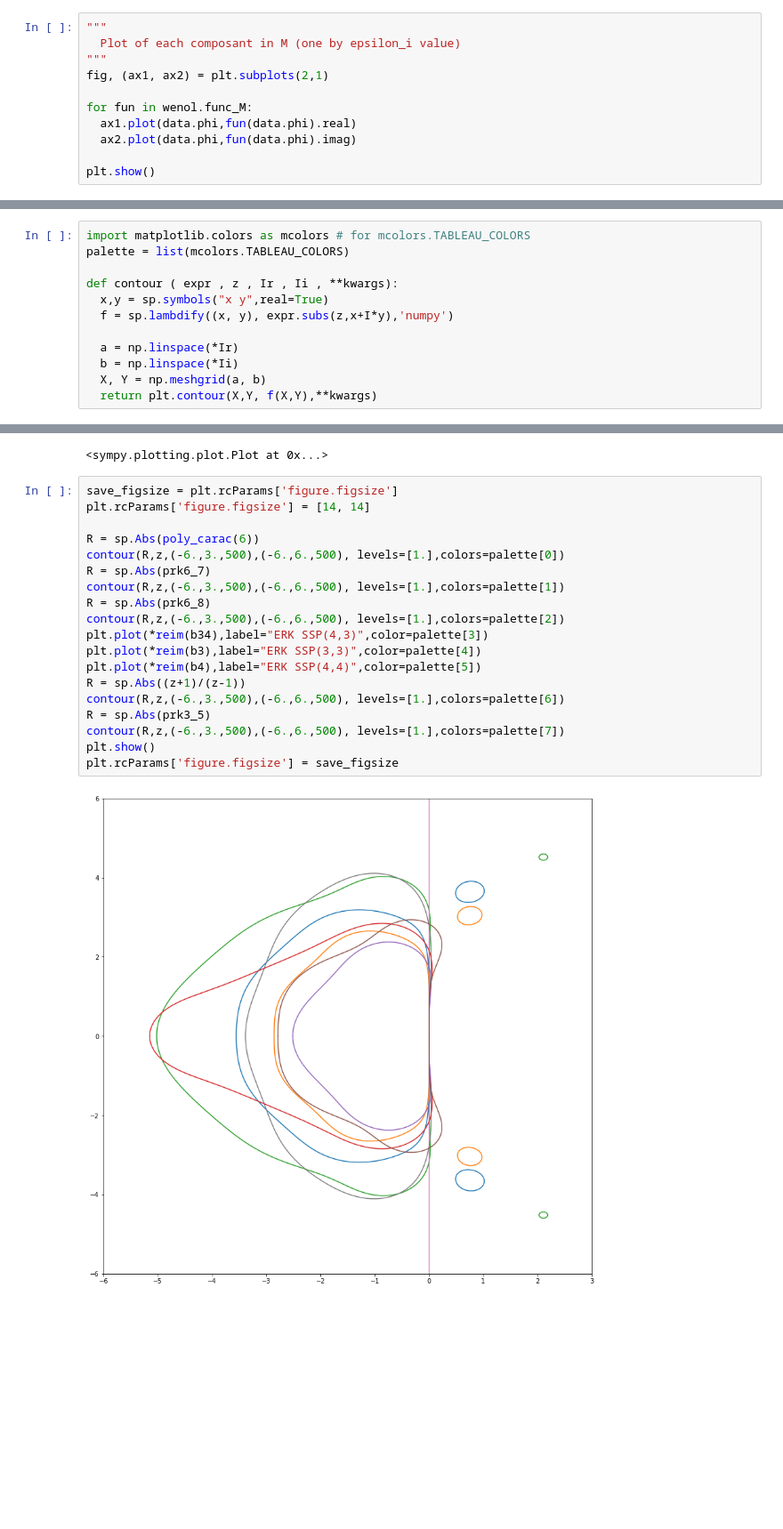
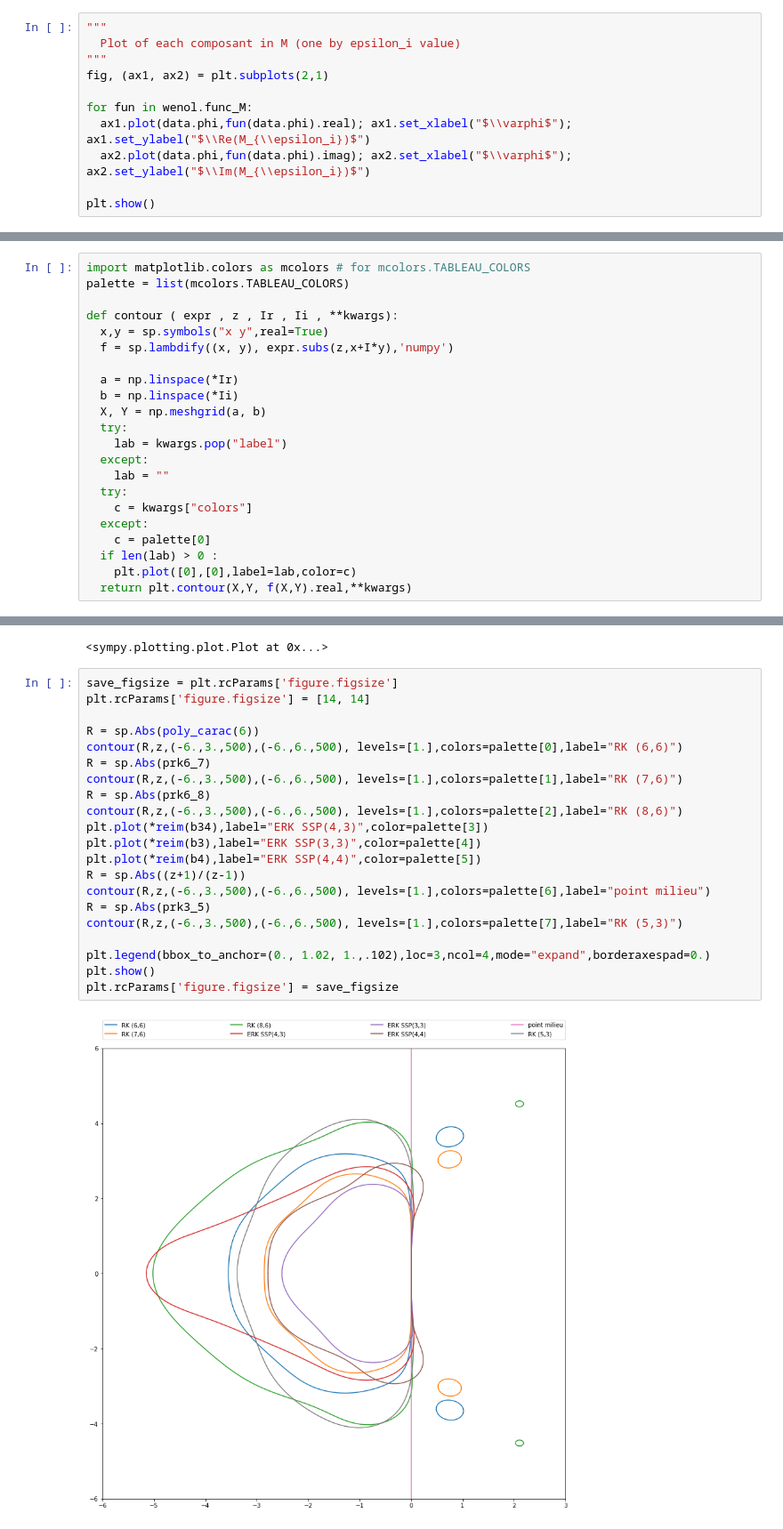
Before and after one commit to kivvix/miMaS, a Jupyter notebook: notebook/cfl.ipynb, the cells around one changed output, grey strips where cells are left out. Shown at 89% size. Drawn from its saved outputs; the diff is of its cells as text; blank space fills up the shorter version.

```diff
--- a/notebook/cfl.ipynb
+++ b/notebook/cfl.ipynb
@@ -253,8 +256,8 @@ for arg in M_vN.args:
 fig, (ax1, ax2) = plt.subplots(2,1)
 
 for fun in wenol.func_M:
-  ax1.plot(data.phi,fun(data.phi).real)
-  ax2.plot(data.phi,fun(data.phi).imag)
+  ax1.plot(data.phi,fun(data.phi).real); ax1.set_xlabel("$\\varphi$"); ax1.set_ylabel("$\\Re(M_{\\epsilon_i})$")
+  ax2.plot(data.phi,fun(data.phi).imag); ax2.set_xlabel("$\\varphi$"); ax2.set_ylabel("$\\Im(M_{\\epsilon_i})$")
 
 plt.show()
 # %% [output]
@@ -597,7 +600,17 @@ def contour ( expr , z , Ir , Ii , **kwargs):
   a = np.linspace(*Ir)
   b = np.linspace(*Ii)
   X, Y = np.meshgrid(a, b)
-  return plt.contour(X,Y, f(X,Y),**kwargs)
+  try:
+    lab = kwargs.pop("label")
+  except:
+    lab = ""
+  try:
+    c = kwargs["colors"]
+  except:
+    c = palette[0]
+  if len(lab) > 0 :
+    plt.plot([0],[0],label=lab,color=c)
+  return plt.contour(X,Y, f(X,Y).real,**kwargs)
 # %% [markdown]
 Ce qui fut découvert relativement tard est la possibilité à partir de cette fonction de récupérer les points tracés à l'aide de l'attribut `allsegs` de la classe `matplotlib.contour.QuadContourSet`
 # %%
@@ -1768,21 +1781,23 @@ plot_contour(sp.sin(a_2)*sp.sin(b_2), (a_2, -5, 5), (b_2, -5, 5))
 # %%
 save_figsize = plt.rcParams['figure.figsize']
 plt.rcParams['figure.figsize'] = [14, 14]
 
 R = sp.Abs(poly_carac(6))
-contour(R,z,(-6.,3.,500),(-6.,6.,500), levels=[1.],colors=palette[0])
+contour(R,z,(-6.,3.,500),(-6.,6.,500), levels=[1.],colors=palette[0],label="RK (6,6)")
 R = sp.Abs(prk6_7)
-contour(R,z,(-6.,3.,500),(-6.,6.,500), levels=[1.],colors=palette[1])
+contour(R,z,(-6.,3.,500),(-6.,6.,500), levels=[1.],colors=palette[1],label="RK (7,6)")
 R = sp.Abs(prk6_8)
-contour(R,z,(-6.,3.,500),(-6.,6.,500), levels=[1.],colors=palette[2])
+contour(R,z,(-6.,3.,500),(-6.,6.,500), levels=[1.],colors=palette[2],label="RK (8,6)")
 plt.plot(*reim(b34),label="ERK SSP(4,3)",color=palette[3])
 plt.plot(*reim(b3),label="ERK SSP(3,3)",color=palette[4])
 plt.plot(*reim(b4),label="ERK SSP(4,4)",color=palette[5])
 R = sp.Abs((z+1)/(z-1))
-contour(R,z,(-6.,3.,500),(-6.,6.,500), levels=[1.],colors=palette[6])
+contour(R,z,(-6.,3.,500),(-6.,6.,500), levels=[1.],colors=palette[6],label="point milieu")
 R = sp.Abs(prk3_5)
-contour(R,z,(-6.,3.,500),(-6.,6.,500), levels=[1.],colors=palette[7])
+contour(R,z,(-6.,3.,500),(-6.,6.,500), levels=[1.],colors=palette[7],label="RK (5,3)")
+
+plt.legend(bbox_to_anchor=(0., 1.02, 1.,.102),loc=3,ncol=4,mode="expand",borderaxespad=0.)
 plt.show()
 plt.rcParams['figure.figsize'] = save_figsize
 # %% [output]
-[figure, old version]
+[figure, new version]
```
Also changed, not shown: parts of 37 cells of this notebook.
